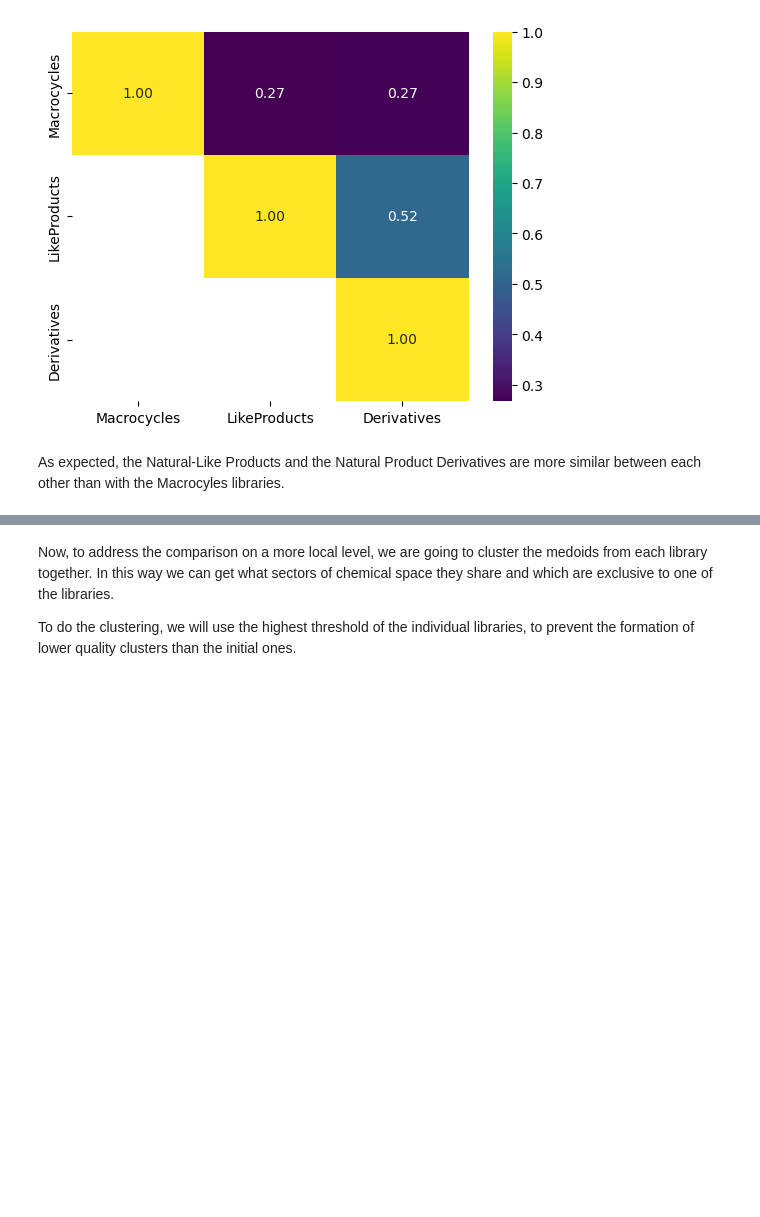
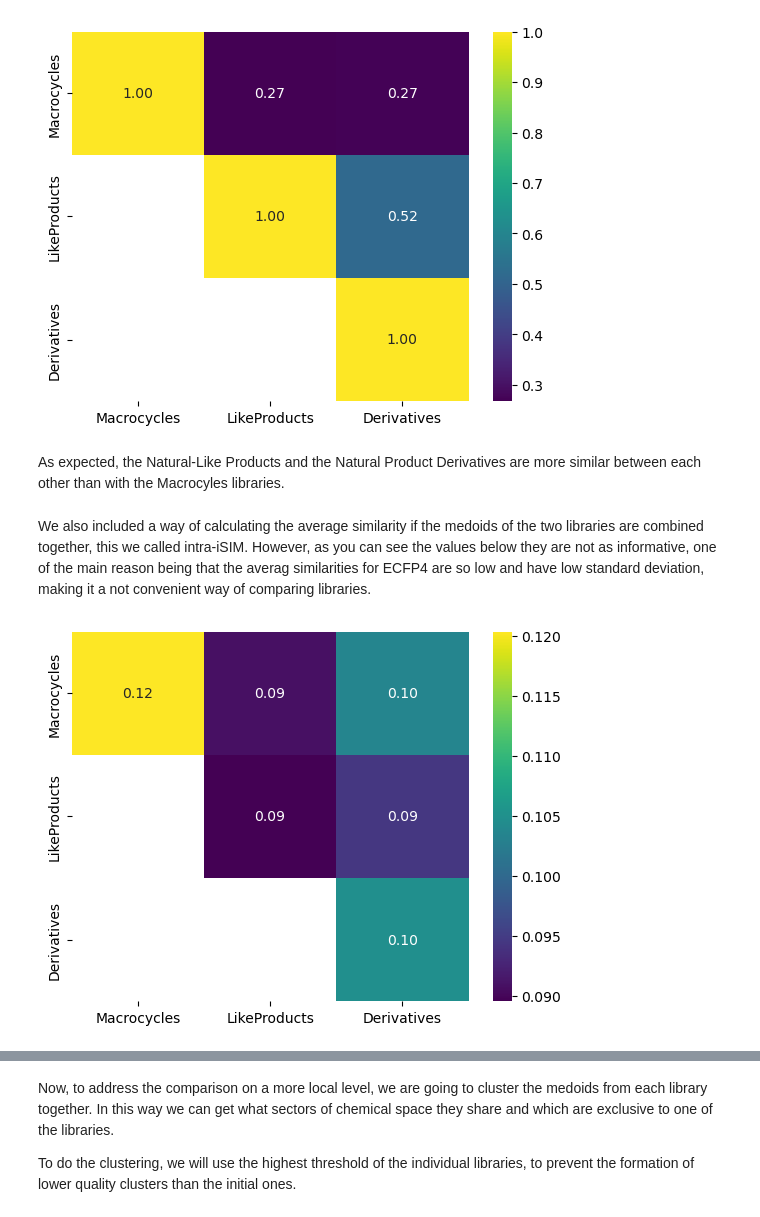
Before and after one commit to mqcomplab/iChem, a Jupyter notebook: scripts/library_compare.ipynb, the cells around one changed output, grey strips where cells are left out. Drawn from its saved outputs; the diff is of its cells as text; code cells hidden in the pictures; blank space fills up the shorter version.

```diff
--- a/scripts/library_compare.ipynb
+++ b/scripts/library_compare.ipynb
@@ -96,3 +96,9 @@ sims_results = CompLib.compare_medoids_heatmap(methodology='MaxSum')
 [figure]
 # %% [markdown]
 As expected, the Natural-Like Products and the Natural Product Derivatives are more similar between each other than with the Macrocyles libraries.
+# %% [markdown]
+We also included a way of calculating the average similarity if the medoids of the two libraries are combined together, this we called intra-iSIM. However, as you can see the values below they are not as informative, one of the main reason being that the averag similarities for ECFP4 are so low and have low standard deviation, making it a not convenient way of comparing libraries.
+# %%
+sims_results = CompLib.compare_medoids_heatmap(methodology='intraiSIM')
+# %% [output]
+[figure, added]
```
Also changed, not shown: parts of 13 cells of this notebook.
